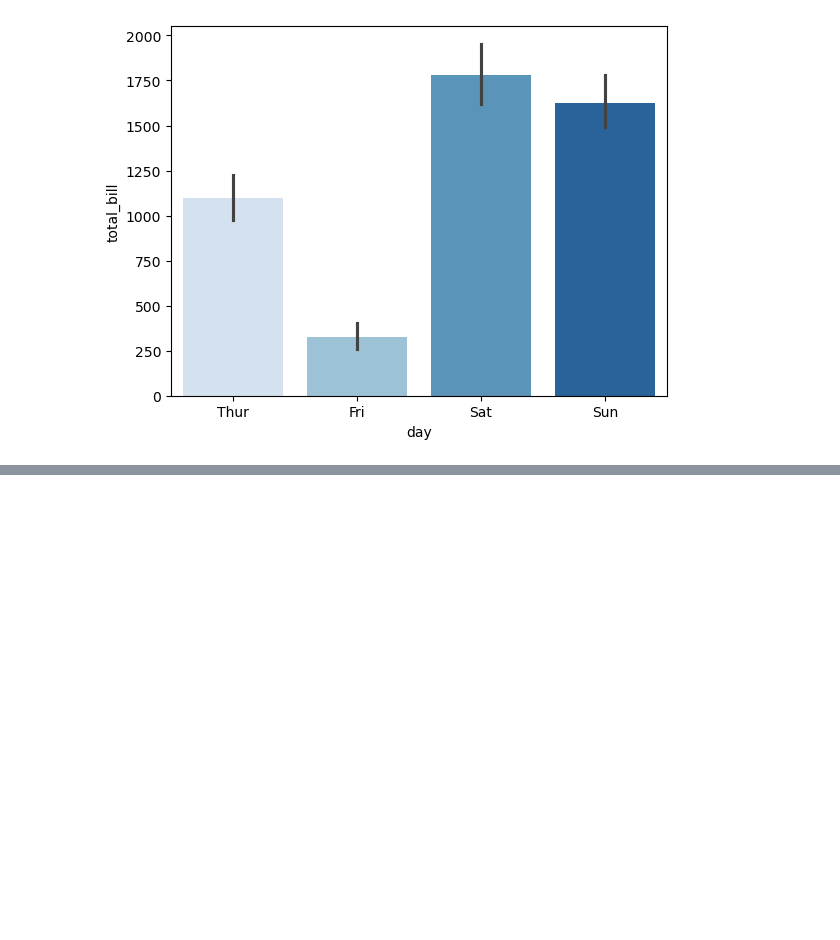
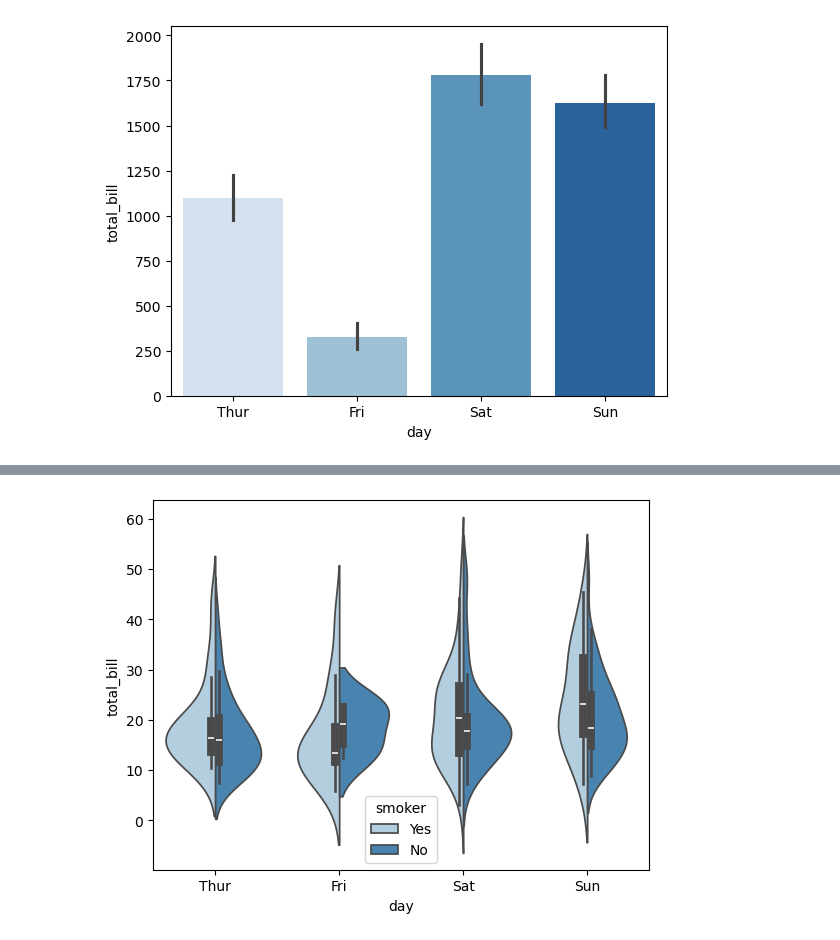
Before and after one commit to Sakib-Hasan3/Machine-Learning-Roadmap, a Jupyter notebook: Machine_learning/tutorial 9/seaborn.ipynb, the cells around one changed output, grey strips where cells are left out. Drawn from its saved outputs; the diff is of its cells as text; code cells hidden in the pictures; blank space fills up the shorter version.

```diff
--- a/Machine_learning/tutorial 9/seaborn.ipynb
+++ b/Machine_learning/tutorial 9/seaborn.ipynb
@@ -99,0 +108,5 @@ Passing `palette` without assigning `hue` is deprecated and will be removed in v
+# %%
+sns.violinplot(x="day", y="total_bill", data=tips, palette="Blues",hue='smoker',split=True)
+plt.show()
+# %% [output]
+[figure, added]
```
Also changed, not shown: parts of 11 cells of this notebook.
